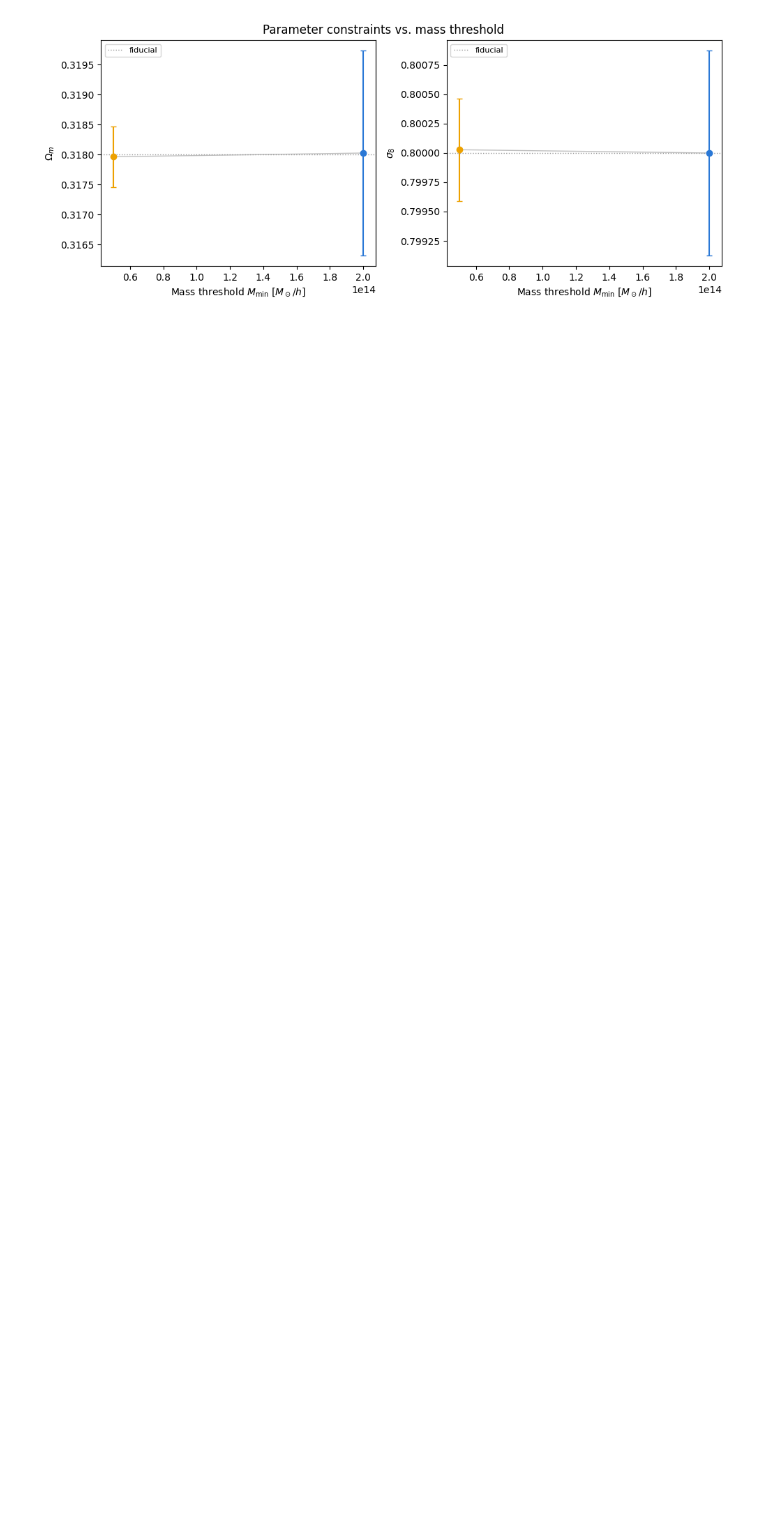
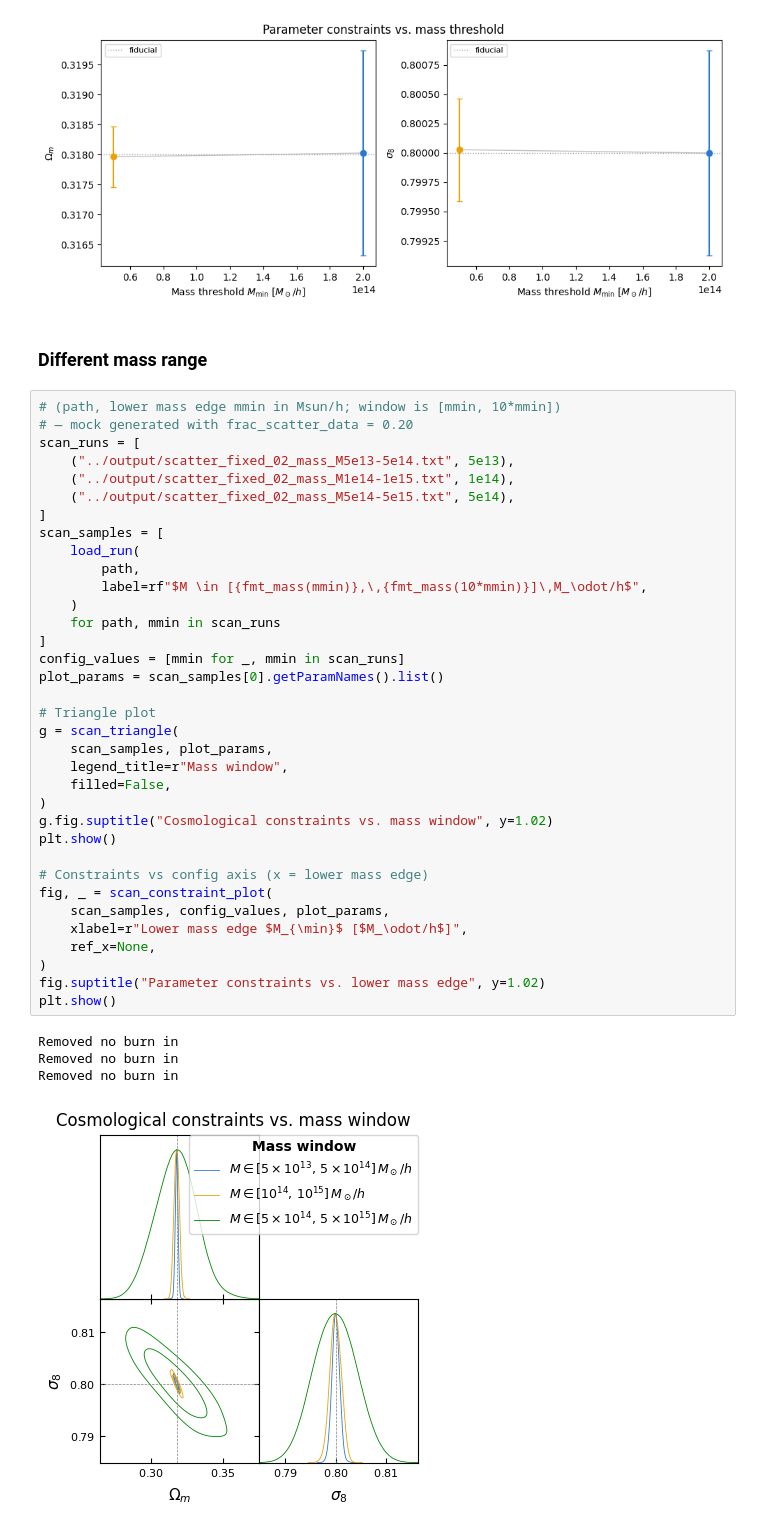
Before and after one commit to xtang126/hmf-mor-forecast, a Jupyter notebook: notebooks/v1_chains_contours.ipynb, the cells around one changed output. Drawn from its saved outputs; the diff is of its cells as text; blank space fills up the shorter version.

Commit message:
results from different mass window and true scatter (fixed)

```diff
--- a/notebooks/v1_chains_contours.ipynb
+++ b/notebooks/v1_chains_contours.ipynb
@@ -412,3 +412,45 @@ Removed no burn in
 Removed no burn in
 [figure]
 [figure]
+# %% [markdown]
+### Different mass range
+# %%
+# (path, lower mass edge mmin in Msun/h; window is [mmin, 10*mmin])
+# — mock generated with frac_scatter_data = 0.20
+scan_runs = [
+    ("../output/scatter_fixed_02_mass_M5e13-5e14.txt", 5e13),
+    ("../output/scatter_fixed_02_mass_M1e14-1e15.txt", 1e14),
+    ("../output/scatter_fixed_02_mass_M5e14-5e15.txt", 5e14),
+]
+scan_samples = [
+    load_run(
+        path,
+        label=rf"$M \in [{fmt_mass(mmin)},\,{fmt_mass(10*mmin)}]\,M_\odot/h$",
+    )
+    for path, mmin in scan_runs
+]
+config_values = [mmin for _, mmin in scan_runs]
+plot_params = scan_samples[0].getParamNames().list()
+
+# Triangle plot
+g = scan_triangle(
+    scan_samples, plot_params,
+    legend_title=r"Mass window",
+    filled=False,
+)
+g.fig.suptitle("Cosmological constraints vs. mass window", y=1.02)
+plt.show()
+
+# Constraints vs config axis (x = lower mass edge)
+fig, _ = scan_constraint_plot(
+    scan_samples, config_values, plot_params,
+    xlabel=r"Lower mass edge $M_{\min}$ [$M_\odot/h$]",
+    ref_x=None,
+)
+fig.suptitle("Parameter constraints vs. lower mass edge", y=1.02)
+plt.show()
+# %% [output]
+Removed no burn in
+Removed no burn in
+Removed no burn in
+[figure, added]
```
Also changed, not shown: parts of 4 cells of this notebook, 3 other files.
